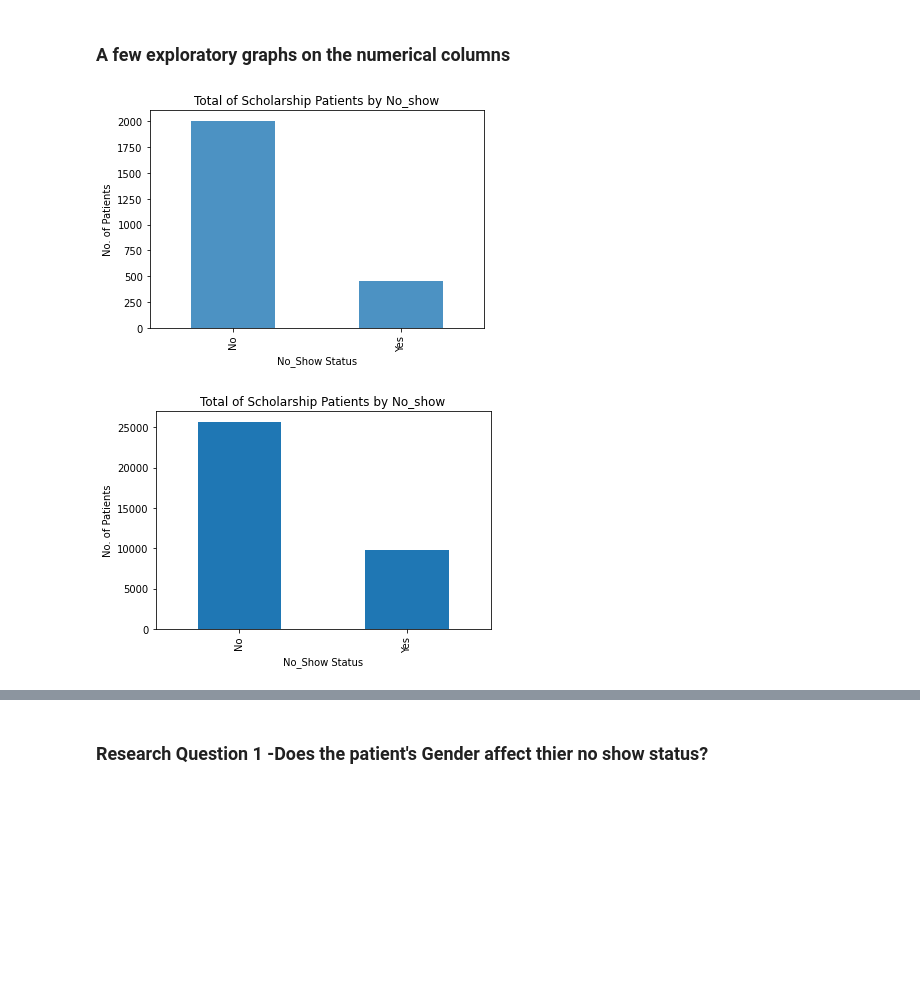
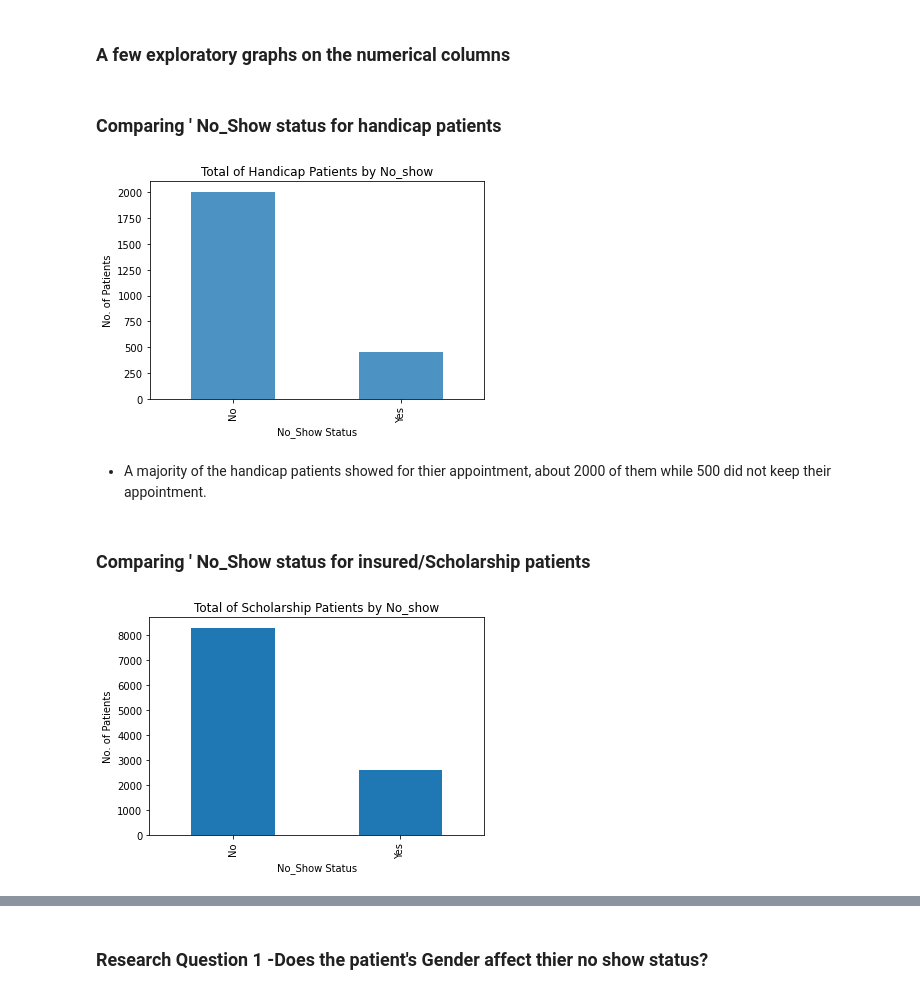
Before and after one commit to 3liud/Investigating_appointment_no_show_dataset, a Jupyter notebook: investigating_appointment_no_show_dataset.ipynb, the cells around one changed output, grey strips where cells are left out. Saved outputs shown, nothing was run; the diff lists cells and outputs as text; code cells hidden in the pictures; blank space fills up the shorter version.

Commit message:
labeled and described the charts to give more details about htem

```diff
--- a/investigating_appointment_no_show_dataset.ipynb
+++ b/investigating_appointment_no_show_dataset.ipynb
@@ -98,5 +104,5 @@ df_appoint = df_appoint[df_appoint['Age'] != -1]
 # %%
 # Renaming the mispelled columns
-cols = {"No-show": "No_Show", "Hipertension": "Hypertension", "Handcap": "Handicap"}
+cols = {"Hipertension": "Hypertension", "Handcap": "Handicap"}
 df_appoint.rename(columns = cols,
                   inplace=True)
@@ -195,19 +207,25 @@ dtype: object
 > **Tip**: Now that you've trimmed and cleaned your data, you're ready to move on to exploration. Compute statistics and create visualizations with the goal of addressing the research questions that you posed in the Introduction section. It is recommended that you be systematic with your approach. Look at one variable at a time, and then follow it up by looking at relationships between variables.
 # %% [markdown]
 ### A few exploratory graphs on the numerical columns
+# %% [markdown]
+### Comparing ' No_Show status for  handicap patients
 # %%
-df_appoint.groupby(['No_Show'])['Handicap'].sum().plot(
+df_appoint.groupby(['No_show'])['Handicap'].sum().plot(
     kind='bar',
-    title='Total of Scholarship Patients by No_show', alpha=.8);
+    title='Total of Handicap Patients by No_show', alpha=.8);
 plt.xlabel("No_Show Status");
 plt.ylabel("No. of Patients");
 # %% [output]
-[figure, old version]
+[figure, new version]
+# %% [markdown]
+- A majority of the handicap patients showed for thier appointment, about 2000 of them while 500 did not keep their appointment.
+# %% [markdown]
+### Comparing ' No_Show status for insured/Scholarship patients
 # %%
-df_appoint.groupby(['No_Show'])['SMS_received'].sum().plot(
+df_appoint.groupby(['No_show'])['Scholarship'].sum().plot(
     kind='bar',
     title='Total of Scholarship Patients by No_show');
 plt.xlabel("No_Show Status");
 plt.ylabel("No. of Patients");
 # %% [output]
-[figure, old version]
+[figure, new version]
```
Also changed, not shown: parts of 25 cells of this notebook.
